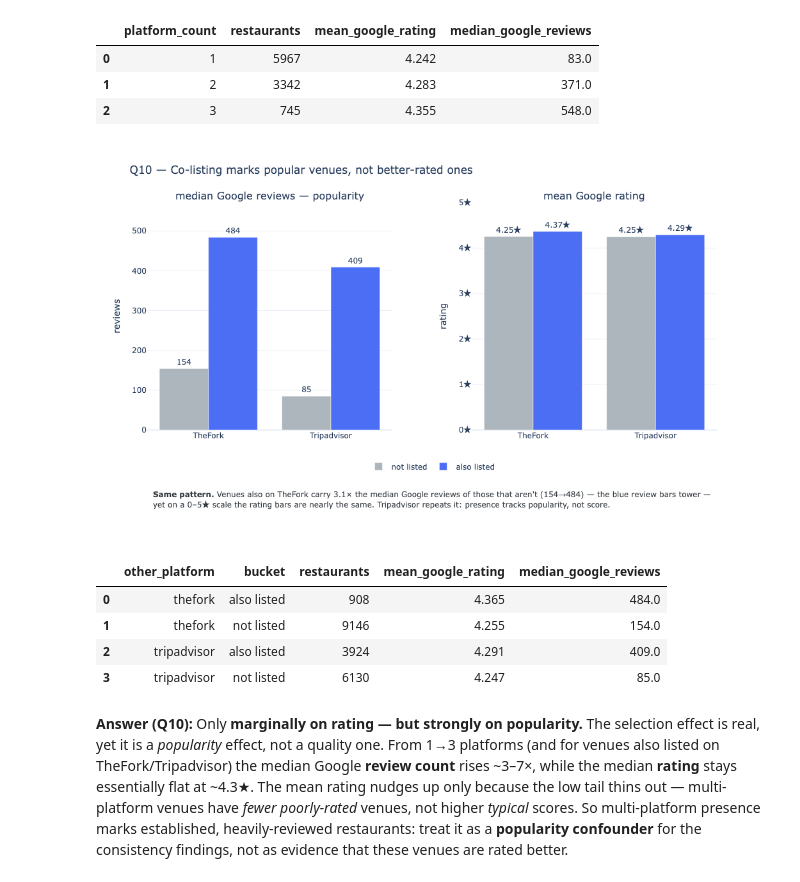
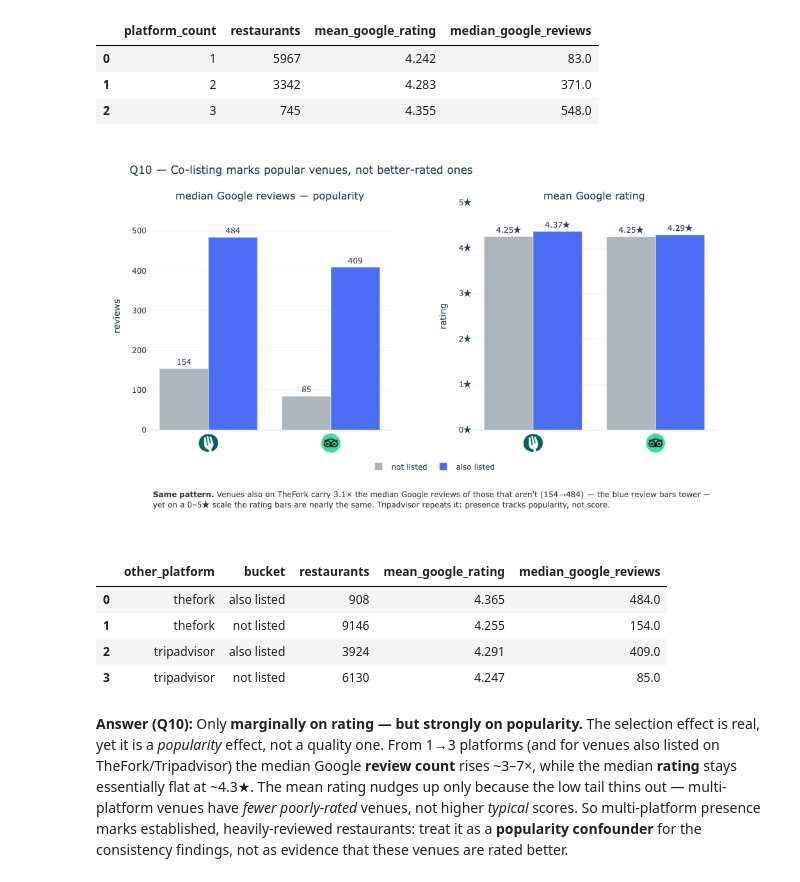
Before and after one commit to Laimon99/data-management-project, a Jupyter notebook: notebooks/q10_selection_effect.ipynb, the cells around one changed output. Cells and saved outputs as stored; diff of their text form; code cells hidden in the pictures.

```diff
--- a/notebooks/q10_selection_effect.ipynb
+++ b/notebooks/q10_selection_effect.ipynb
@@ -62,34 +62,42 @@ C = {"not listed": "#ADB5BD", "also listed": "#4C6EF5"}
 
 figB = make_subplots(rows=1, cols=2, horizontal_spacing=0.14,
                      subplot_titles=("median Google reviews — popularity", "mean Google rating"))
 for bucket in ["not listed", "also listed"]:
     sb = q10b[q10b.bucket == bucket].set_index("other_platform").loc[plats]
     figB.add_trace(go.Bar(x=[labels[p] for p in plats], y=sb["median_google_reviews"], name=bucket,
                           marker_color=C[bucket], text=sb["median_google_reviews"].astype(int),
                           textposition="outside", legendgroup=bucket, offsetgroup=bucket), row=1, col=1)
     figB.add_trace(go.Bar(x=[labels[p] for p in plats], y=sb["mean_google_rating"], name=bucket,
                           marker_color=C[bucket], text=[f"{v:.2f}★" for v in sb["mean_google_rating"]],
                           textposition="outside", legendgroup=bucket, offsetgroup=bucket,
                           showlegend=False), row=1, col=2)
 figB.update_yaxes(range=[0, q10b["median_google_reviews"].max() * 1.18], title_text="reviews", row=1, col=1)
 figB.update_yaxes(range=[0, 5], dtick=1, ticksuffix="★", title_text="rating", row=1, col=2)
 figB.update_layout(template="plotly_white", barmode="group", height=600, margin=dict(t=90, b=175),
                    title="Q10 — Co-listing marks popular venues, not better-rated ones",
                    legend=dict(orientation="h", yanchor="top", y=-0.12, xanchor="center", x=0.5))
 
 _b = q10b.set_index(["other_platform", "bucket"])
 _tf_ratio = _b.loc[("thefork", "also listed"), "median_google_reviews"] / _b.loc[("thefork", "not listed"), "median_google_reviews"]
 figB.add_annotation(
     xref="paper", yref="paper", x=0.5, y=-0.24, xanchor="center", yanchor="top",
     align="left", showarrow=False, borderpad=8, borderwidth=0,
     bgcolor="rgba(255,255,255,0.88)", font=dict(size=12, color="#343A40"),
     text=(f"<b>Same pattern.</b> Venues also on TheFork carry {_tf_ratio:.1f}× the median Google reviews of "
           f"those that aren't (154→484) — the blue review bars tower —<br>yet on a 0–5★ scale the rating bars "
           f"are nearly the same. Tripadvisor repeats it: presence tracks popularity, not score."))
+
+# Replace the platform tick labels with brand logos under both panels (x and x2).
+figB.update_xaxes(showticklabels=False)
+for _ax in ("x", "x2"):
+    for _i, _p in enumerate(plats):
+        figB.add_layout_image(dict(source=logo_uri(_p), xref=_ax, yref="paper",
+            x=_i, y=-0.015, sizex=0.42, sizey=0.085, xanchor="center", yanchor="top",
+            sizing="contain", layer="above"))
 figB.show()
 q10b
 # %% [output]
-[figure, old version]
+[figure, new version]
 |  | other_platform | bucket | restaurants | mean_google_rating | median_google_reviews |
 | 0 | thefork | also listed | 908 | 4.365 | 484.0 |
 | 1 | thefork | not listed | 9146 | 4.255 | 154.0 |
```
